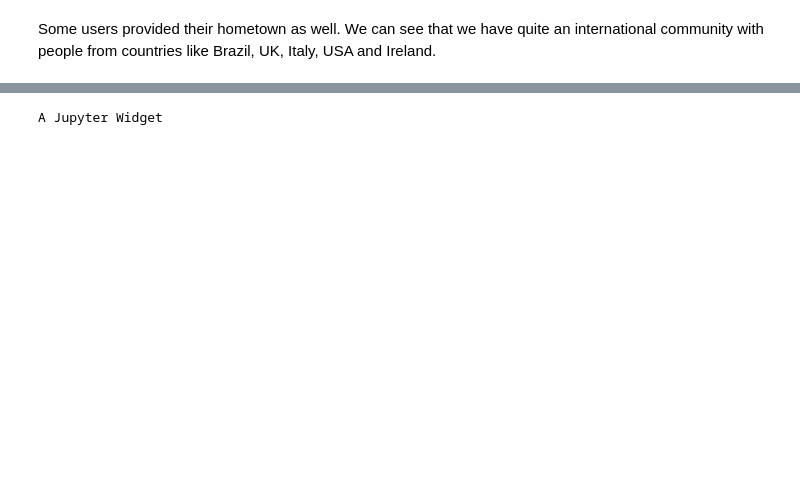
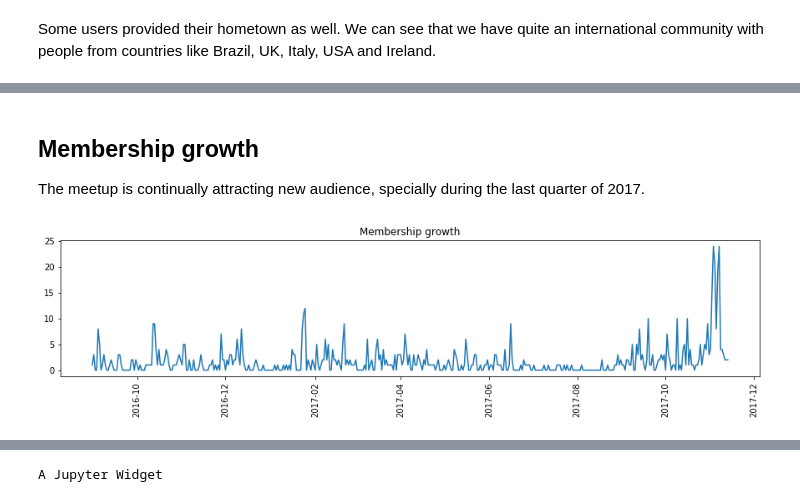
Before and after one commit to arianpasquali/datasciencept-meetup, a Jupyter notebook: dspt_meetup_dataanalysis.ipynb, the cells around one changed output, grey strips where cells are left out. Saved outputs shown, nothing was run; the diff lists cells and outputs as text; code cells hidden in the pictures; blank space fills up the shorter version.

```diff
--- a/dspt_meetup_dataanalysis.ipynb
+++ b/dspt_meetup_dataanalysis.ipynb
@@ -211,0 +217,32 @@ plt.show()
+# %% [markdown]
+## Membership growth
+
+The meetup is continually attracting new audience, specially during the last quarter of 2017.
+# %%
+def plot_timeline(field_name,plot_title):
+    # convert joined date to datetime and drop hours
+    date_field = field_name + "_dt"
+    df[date_field] = pd.to_datetime(df[field_name]*1000000)
+    df[date_field] = df[date_field].apply(lambda x : x.date())
+
+    # group by date and aggregate
+    grouped_dates = df.groupby(df[date_field])
+    grouped_dates_count = grouped_dates[date_field].aggregate(len)
+
+    # create datetime series ranging from first date to the last one
+    idx = pd.date_range(min(df[date_field]), max(df[date_field]))
+    s = grouped_dates_count
+
+    # filling missing dates with zero
+    s.index = pd.DatetimeIndex(s.index)
+    s = s.reindex(idx, fill_value=0)
+
+    # plot
+    plt.figure(figsize=(15, 3))
+    plt.title(plot_title)
+    plt.xticks(rotation=90)
+    plt.plot(s)
+# %%
+plot_timeline("joined","Membership growth")
+# %% [output]
+[figure, added]
```
Also changed, not shown: parts of 25 cells of this notebook.
